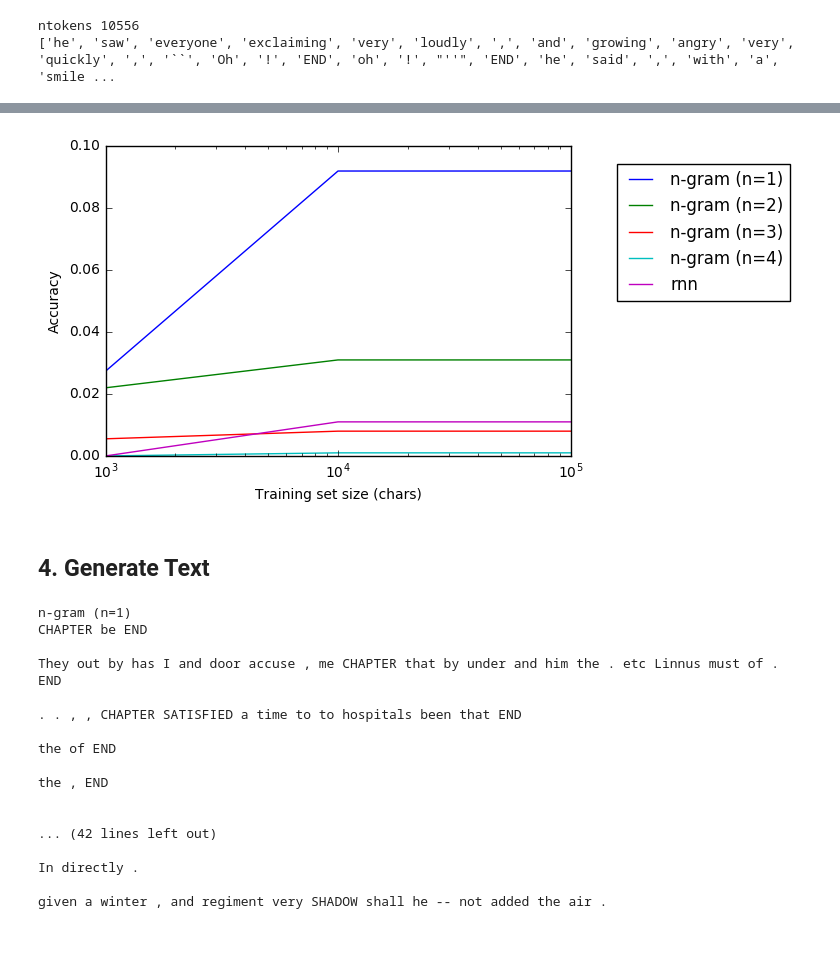
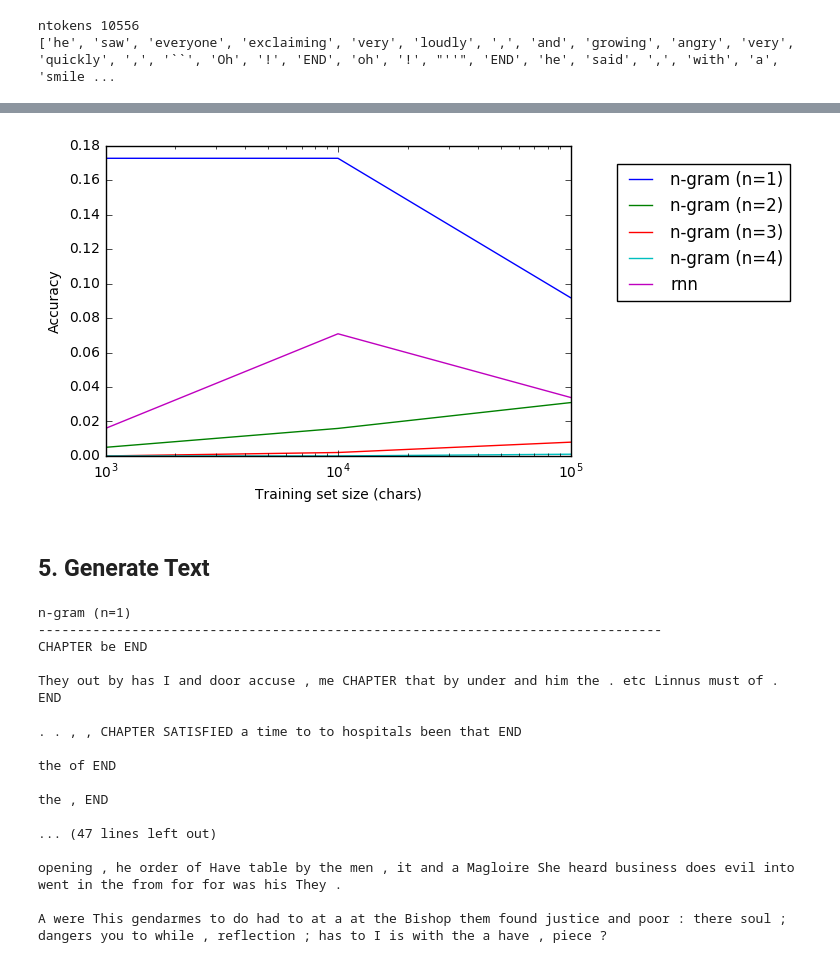
Before and after one commit to bburns/LanguageModels, a Jupyter notebook: experiments/2016-12-26-adding-rnn/Notebook.ipynb, the cells around one changed output, grey strips where cells are left out. Saved outputs shown, nothing was run; the diff lists cells and outputs as text; code cells hidden in the pictures.

```diff
--- a/experiments/2016-12-26-adding-rnn/Notebook.ipynb
+++ b/experiments/2016-12-26-adding-rnn/Notebook.ipynb
@@ -130,19 +125,17 @@ Train models on the training tokens and test them on the test tokens.
 # %%
-# define models to test
-modelspecs = [
+# define models to train and test
+model_specs = [
     [wp.ngram.NgramModel, {'n':1}],
     [wp.ngram.NgramModel, {'n':2}],
     [wp.ngram.NgramModel, {'n':3}],
     [wp.ngram.NgramModel, {'n':4}],
-    [wp.rnn.RnnModel, {'nvocab':1000,'nhidden':10}],
+    [wp.rnn.RnnModel, {'nvocabmax':1000,'nhidden':10}],
 ]
 # %%
 # train models on different amounts of training data
-modelfolder = '../../data/models'
-nchars_list = (1000,10000,100000)#,1000000)#,6000000)
-for nchars in nchars_list:
-    print('ntraining_chars', nchars)
-    # load/train/save model
-    models = wp.analyze.init_models(modelspecs, modelfolder, data, nchars) # load/train models
+
+nchars_list = (1000,10000,100000,1000000,6000000)
+model_folder = '../../data/models'
+model_table = wp.analyze.init_model_table(model_specs, model_folder, data, nchars_list)
 # %% [output]
 ntraining_chars 1000
@@ -166,12 +163,9 @@ load model ../../data/models/RnnModel-(nchars-100000-nvocab-1000-nhidden-10).pic
 # %%
-# test models and save results to a table
-rows = []
+# test all models and save results to a pandas dataframe
+
+ntest_chars = 10000
 npredictions_max = 1000
 k = 3 # predict top k tokens
-for nchars in nchars_list:
-    print('nchars',nchars)
-    results = wp.analyze.test_models(models, data, npredictions_max, k, nchars) # test models
-    print()
-    row = [nchars] + results
-    rows.append(row)
+
+df = wp.analyze.test_model_table(model_table, data, ntest_chars, npredictions_max, k)
 # %% [output]
@@ -195,4 +189,0 @@ rnn: accuracy = nright/total = 11/1001 = 0.010989
-# %%
-cols = ['nchars'] + [model.name for model in models]
-df = pd.DataFrame(rows, columns=cols)
-df
@@ -216,23 +199,22 @@ dft2
 # %%
-plt.plot(dft2.columns, dft2.ix[0])
-plt.plot(dft2.columns, dft2.ix[1])
-plt.plot(dft2.columns, dft2.ix[2])
-plt.plot(dft2.columns, dft2.ix[3])
-plt.plot(dft2.columns, dft2.ix[4])
-#plt.legend(loc='best')
+for i in range(len(df.index)):
+    ix_i = df.ix[i]
+    plt.plot(df.columns, ix_i)
 plt.legend(loc=(1.1,0.5))
 plt.xscale('log')
 plt.xlabel('Training set size (chars)')
 plt.ylabel('Accuracy')
 plt.show()
 # %% [output]
-[figure, old version]
+[figure, new version]
 # %% [markdown]
-## 4. Generate Text
+## 5. Generate Text
 # %%
 nsentences = 5
-for model in models:
+models = model_table[-1] # use models with most training data
+for model in models[1:]:
     print(model.name)
+    print('-'*80)
     for seed in range(nsentences):
         random.seed(seed)
         tokens = model.generate()
@@ -243,6 +225,7 @@ for model in models:
     print()
 # %% [output]
 n-gram (n=1)
+--------------------------------------------------------------------------------
 CHAPTER be END
 
 They out by has I and door accuse , me CHAPTER that by under and him the . etc Linnus must of . END
@@ -253,9 +236,8 @@ the of END
 
 the , END
 
+... (47 lines left out)
 
-... (42 lines left out)
+opening , he order of Have table by the men , it and a Magloire She heard business does evil into went in the from for for was his They .
 
-In directly .
-
-given a winter , and regiment very SHADOW shall he -- not added the air .
+A were This gendarmes to do had to at a at the Bishop them found justice and poor : there soul ; dangers you to while , reflection ; has to I is with the a have , piece ?
```
Also changed, not shown: parts of 12 cells of this notebook, 7 other files.
